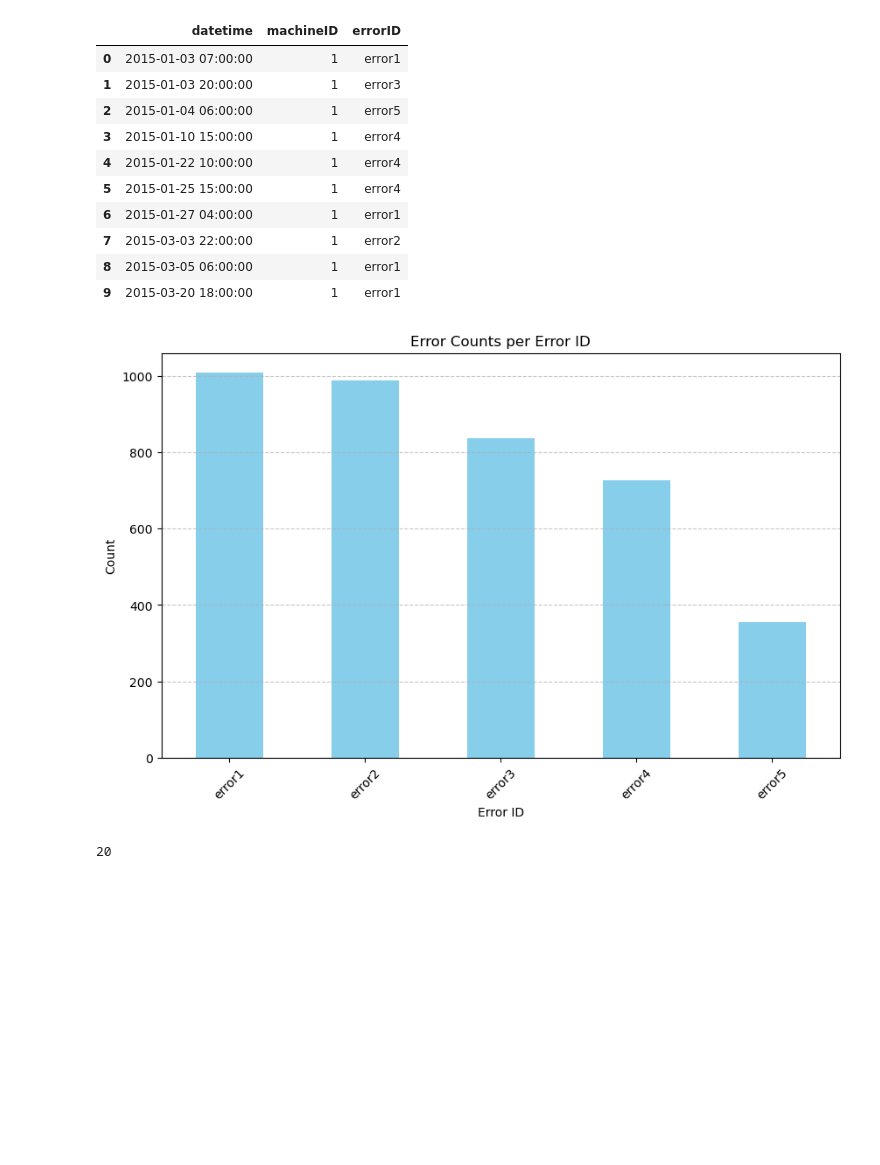
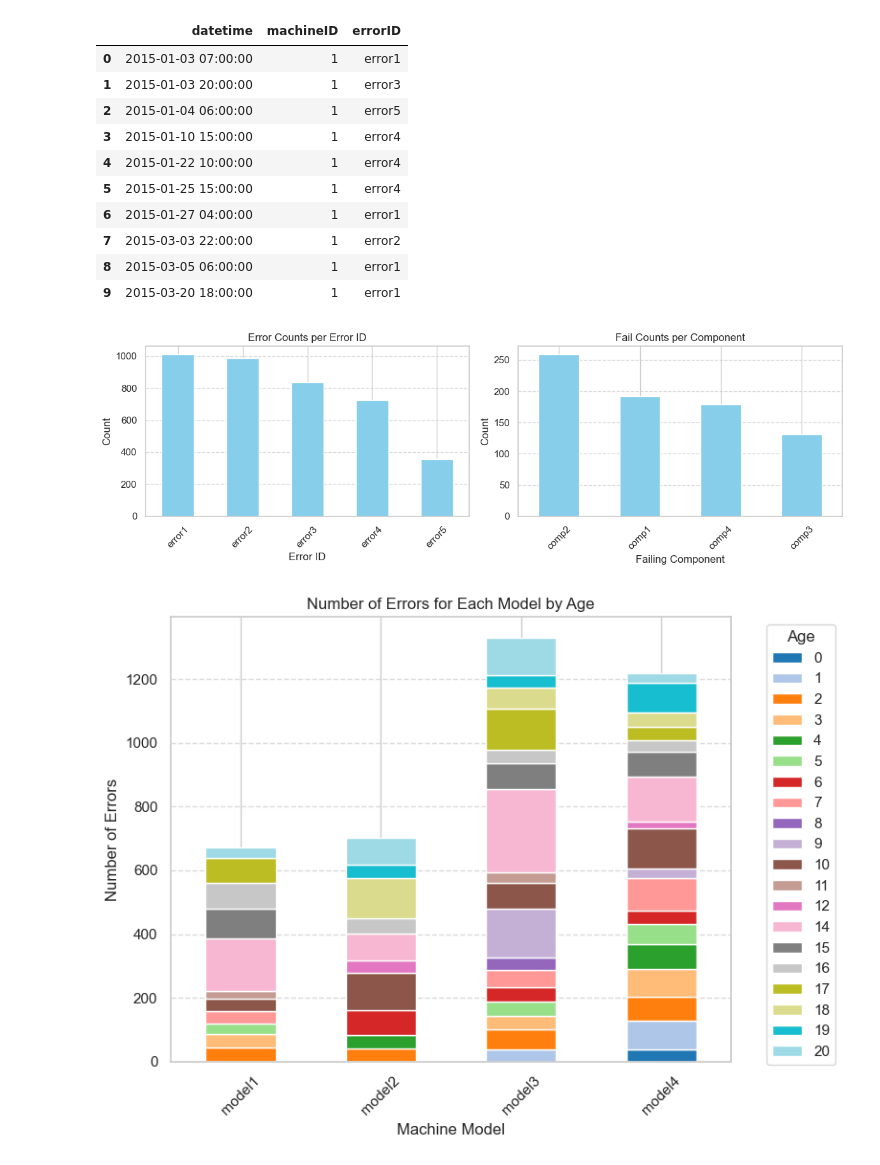
Before and after one commit to ainsleylaiuw/predictive-maintenance, a Jupyter notebook: exploratory.ipynb, the cells around one changed output. Saved outputs shown, nothing was run; the diff lists cells and outputs as text; code cells hidden in the pictures; blank space fills up the shorter version.

```diff
--- a/exploratory.ipynb
+++ b/exploratory.ipynb
@@ -66,21 +109,56 @@ errors.iloc[0:10, :]
 | 7 | 2015-03-03 22:00:00 | 1 | error2 |
 | 8 | 2015-03-05 06:00:00 | 1 | error1 |
 | 9 | 2015-03-20 18:00:00 | 1 | error1 |
-# %%
-error_counts = errors['errorID'].value_counts()
-
-# Creating the bar chart
-plt.figure(figsize=(10, 6))
-error_counts.plot(kind='bar', color='skyblue')
-plt.title('Error Counts per Error ID')
-plt.xlabel('Error ID')
-plt.ylabel('Count')
-plt.xticks(rotation=45)
-plt.grid(axis='y', linestyle='--', alpha=0.7)
-# %% [output]
-[figure, removed]
-# %%
-import os
-print(os.cpu_count())
-# %% [output]
-20
+# %%
+# Error counts
+error_counts = errors['errorID'].value_counts()
+
+# Failure counts
+failure_counts = failures['failure'].value_counts()
+
+# Creating the figure and subplots
+fig, axes = plt.subplots(1, 2, figsize=(12, 4))
+
+# Bar chart for error counts
+error_counts.plot(kind='bar', color='skyblue', ax=axes[0])
+axes[0].set_title('Error Counts per Error ID')
+axes[0].set_xlabel('Error ID')
+axes[0].set_ylabel('Count')
+axes[0].set_xticklabels(axes[0].get_xticklabels(), rotation=45)
+axes[0].grid(axis='y', linestyle='--', alpha=0.7)
+
+# Bar chart for failure counts
+failure_counts.plot(kind='bar', color='skyblue', ax=axes[1])
+axes[1].set_title('Fail Counts per Component')
+axes[1].set_xlabel('Failing Component')
+axes[1].set_ylabel('Count')
+axes[1].set_xticklabels(axes[1].get_xticklabels(), rotation=45)
+axes[1].grid(axis='y', linestyle='--', alpha=0.7)
+
+# Adjust layout to prevent overlap
+plt.tight_layout()
+
+# Show the plots
+plt.show()
+# %% [output]
+[figure, added]
+# %%
+errors_machines = pd.merge(errors, machines, on='machineID')
+
+# groupby model and age --> count # of errors
+error_counts_by_model_age = errors_machines.groupby(['model', 'age']).size().reset_index(name='error_count')
+
+# pivot table for stacked bar chart
+pivot_table = error_counts_by_model_age.pivot(index='model', columns='age', values='error_count').fillna(0)
+
+pivot_table.plot(kind='bar', stacked=True, figsize=(8, 6), colormap='tab20')
+plt.title('Number of Errors for Each Model by Age')
+plt.xlabel('Machine Model')
+plt.ylabel('Number of Errors')
+plt.xticks(rotation=45)
+plt.legend(title='Age', bbox_to_anchor=(1.05, 1), loc='upper left')
+plt.grid(axis='y', linestyle='--', alpha=0.7)
+plt.tight_layout()
+plt.show()
+# %% [output]
+[figure, added]
```
Also changed, not shown: parts of 10 cells of this notebook.
